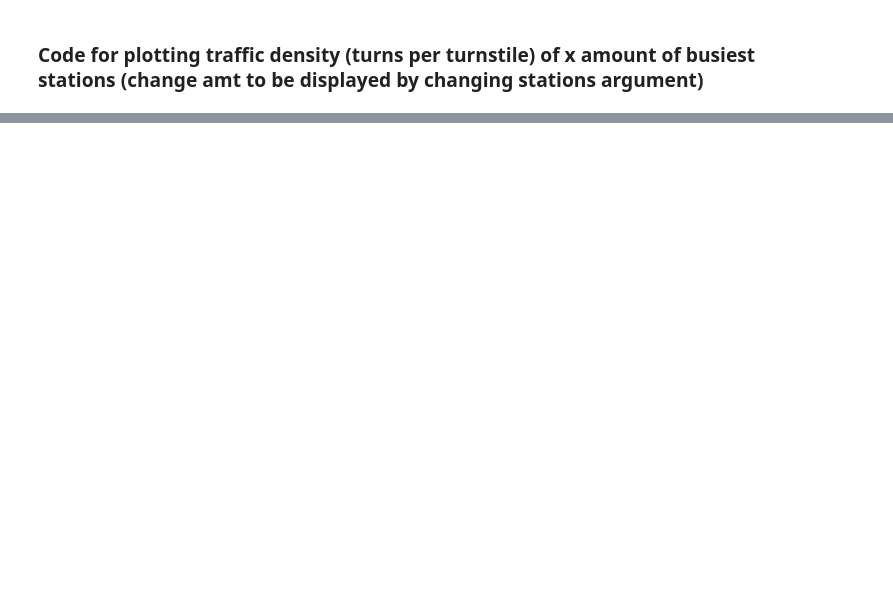
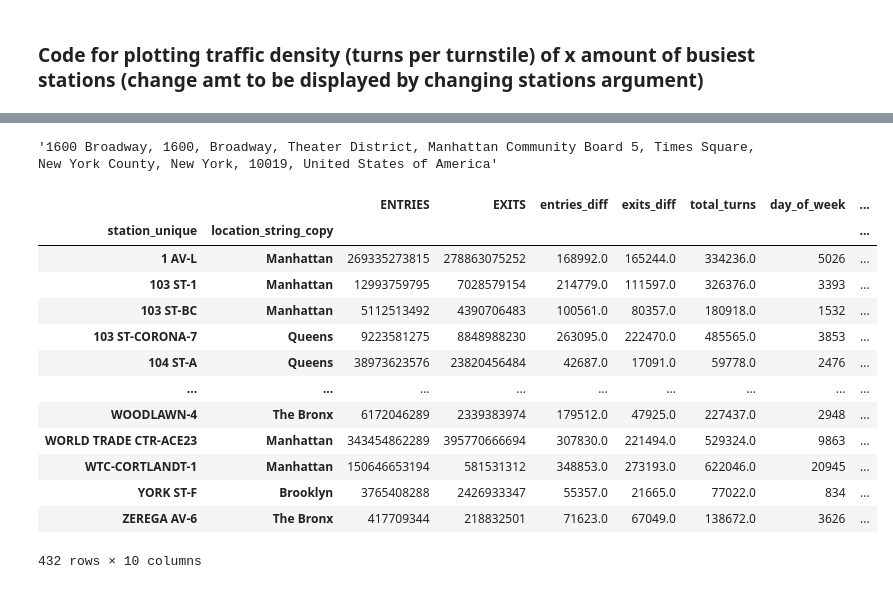
Before and after one commit to vincent-thompson/mta_turnstile_exploratory_data_analysis, a Jupyter notebook: ch_set_1_template.ipynb, the cells around one changed output, grey strips where cells are left out. Cells and saved outputs as stored; diff of their text form; code cells hidden in the pictures; blank space fills up the shorter version.

Commit message:
added boroughs code

```diff
--- a/ch_set_1_template.ipynb
+++ b/ch_set_1_template.ipynb
@@ -366,0 +485,27 @@ plt.tight_layout()
+# %%
+df_sorted = df_sorted.rename(columns={'location_string_copy':'borough'})
+# %%
+borough_set = set(['Manhattan', 'Brooklyn', 'Queens', 'Bronx', 'Staten Island'])
+sub = str(geolocator.reverse('40.760139,-73.984112'))
+sub_split = sub.split(', ')
+station_borough = borough_set.intersection(sub_split)
+sub
+# %% [output]
+'1600 Broadway, 1600, Broadway, Theater District, Manhattan Community Board 5, Times Square, New York County, New York, 10019, United States of America'
+# %%
+df_sorted[df_sorted['location_string_copy']!= 'Unknown'].groupby(['station_unique', 'location_string_copy']).sum()
+# %% [output]
+|  |  | ENTRIES | EXITS | entries_diff | exits_diff | total_turns | day_of_week | ... |
+| station_unique | location_string_copy |  |  |  |  |  |  | ... |
+| 1 AV-L | Manhattan | 269335273815 | 278863075252 | 168992.0 | 165244.0 | 334236.0 | 5026 | ... |
+| 103 ST-1 | Manhattan | 12993759795 | 7028579154 | 214779.0 | 111597.0 | 326376.0 | 3393 | ... |
+| 103 ST-BC | Manhattan | 5112513492 | 4390706483 | 100561.0 | 80357.0 | 180918.0 | 1532 | ... |
+| 103 ST-CORONA-7 | Queens | 9223581275 | 8848988230 | 263095.0 | 222470.0 | 485565.0 | 3853 | ... |
+| 104 ST-A | Queens | 38973623576 | 23820456484 | 42687.0 | 17091.0 | 59778.0 | 2476 | ... |
+| ... | ... | ... | ... | ... | ... | ... | ... | ... |
+| WOODLAWN-4 | The Bronx | 6172046289 | 2339383974 | 179512.0 | 47925.0 | 227437.0 | 2948 | ... |
+| WORLD TRADE CTR-ACE23 | Manhattan | 343454862289 | 395770666694 | 307830.0 | 221494.0 | 529324.0 | 9863 | ... |
+| WTC-CORTLANDT-1 | Manhattan | 150646653194 | 581531312 | 348853.0 | 273193.0 | 622046.0 | 20945 | ... |
+| YORK ST-F | Brooklyn | 3765408288 | 2426933347 | 55357.0 | 21665.0 | 77022.0 | 834 | ... |
+| ZEREGA AV-6 | The Bronx | 417709344 | 218832501 | 71623.0 | 67049.0 | 138672.0 | 3626 | ... |
+432 rows × 10 columns
```
Also changed, not shown: parts of 15 cells of this notebook.
